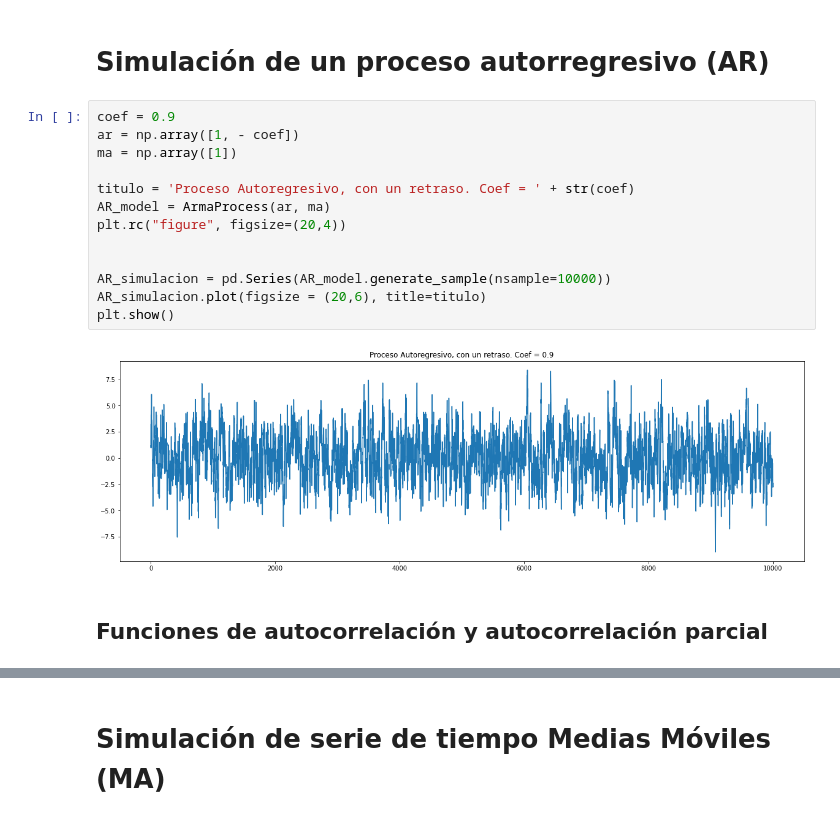
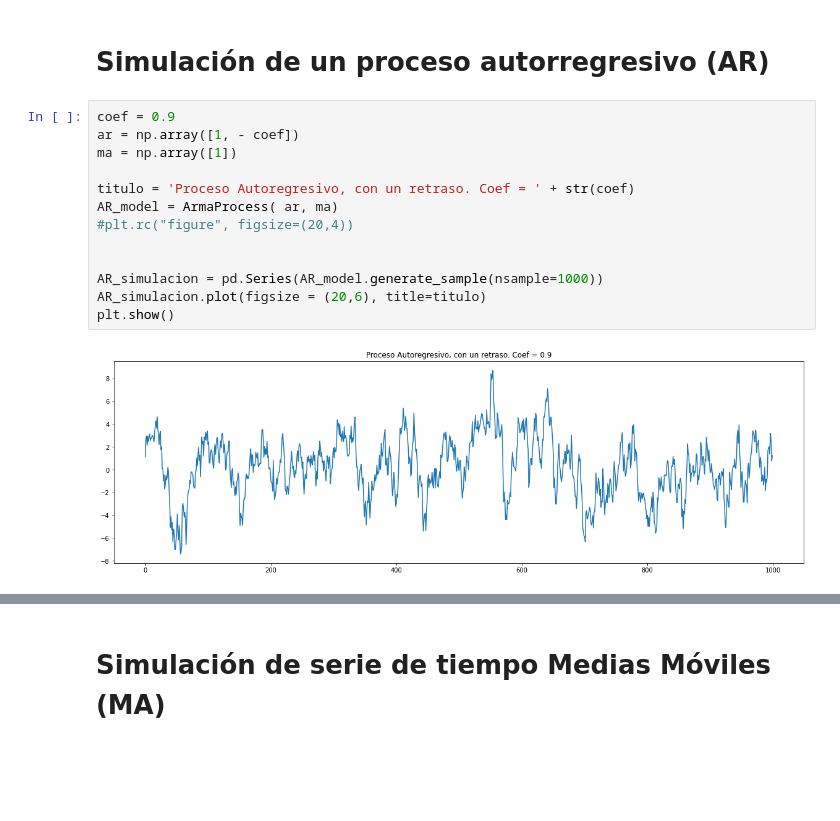
Before and after one commit to AnIsAsPe/Prediccion-produccion-electricidad, a Jupyter notebook: notebooks/regresión,_ruido_y_series_de_tiempo.ipynb, the cells around one changed output, grey strips where cells are left out. Saved outputs shown, nothing was run; the diff lists cells and outputs as text; blank space fills up the shorter version.

```diff
--- a/notebooks/regresión,_ruido_y_series_de_tiempo.ipynb
+++ b/notebooks/regresión,_ruido_y_series_de_tiempo.ipynb
@@ -170,17 +191,15 @@ Zt.plot.hist(bins=30)
 # %%
 coef = 0.9
 ar = np.array([1, - coef])
 ma = np.array([1])
 
 titulo = 'Proceso Autoregresivo, con un retraso. Coef = ' + str(coef)
-AR_model = ArmaProcess(ar, ma)
-plt.rc("figure", figsize=(20,4))
+AR_model = ArmaProcess( ar, ma)
+#plt.rc("figure", figsize=(20,4))
 
 
-AR_simulacion = pd.Series(AR_model.generate_sample(nsample=10000))
+AR_simulacion = pd.Series(AR_model.generate_sample(nsample=1000))
 AR_simulacion.plot(figsize = (20,6), title=titulo)
 plt.show()
 # %% [output]
-[figure, old version]
+[figure, new version]
-# %% [markdown]
-## Funciones de autocorrelación y autocorrelación parcial
```
Also changed, not shown: parts of 42 cells of this notebook.
